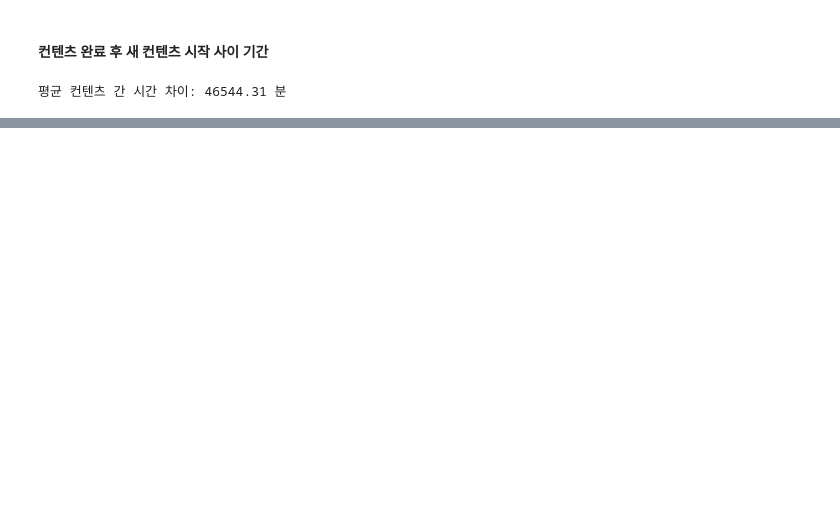
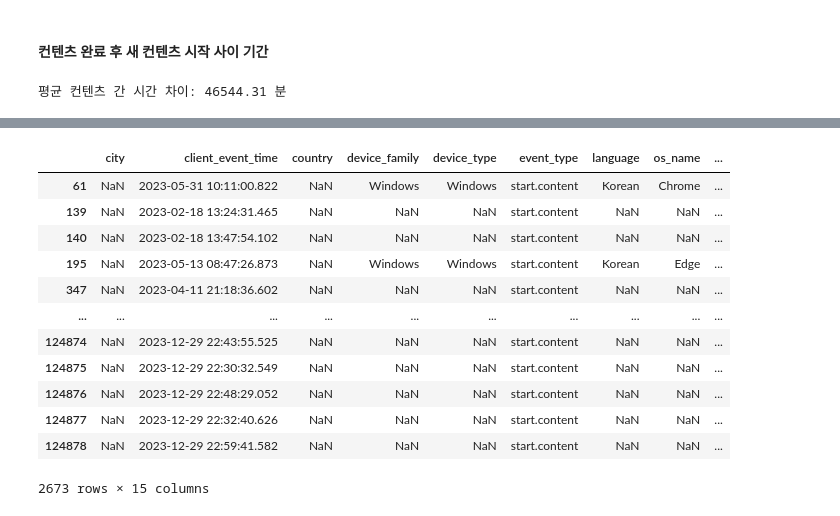
Before and after one commit to saeraniren/intermediate_project, a Jupyter notebook: yoochang_main.ipynb, the cells around one changed output, grey strips where cells are left out. Drawn from its saved outputs; the diff is of its cells as text; code cells hidden in the pictures; blank space fills up the shorter version.

```diff
--- a/yoochang_main.ipynb
+++ b/yoochang_main.ipynb
@@ -2116,0 +2583,19 @@ print(f"평균 컨텐츠 간 시간 차이: {average_time / 60:.2f} 분")
+# %%
+# city와 country가 모두 null인 행 찾기
+null_rows = start_content_2022_2023[start_content_2022_2023['city'].isnull() & start_content_2022_2023['country'].isnull()]
+
+null_rows
+# %% [output]
+|  | city | client_event_time | country | device_family | device_type | event_type | language | os_name | ... |
+| 61 | NaN | 2023-05-31 10:11:00.822 | NaN | Windows | Windows | start.content | Korean | Chrome | ... |
+| 139 | NaN | 2023-02-18 13:24:31.465 | NaN | NaN | NaN | start.content | NaN | NaN | ... |
+| 140 | NaN | 2023-02-18 13:47:54.102 | NaN | NaN | NaN | start.content | NaN | NaN | ... |
+| 195 | NaN | 2023-05-13 08:47:26.873 | NaN | Windows | Windows | start.content | Korean | Edge | ... |
+| 347 | NaN | 2023-04-11 21:18:36.602 | NaN | NaN | NaN | start.content | NaN | NaN | ... |
+| ... | ... | ... | ... | ... | ... | ... | ... | ... | ... |
+| 124874 | NaN | 2023-12-29 22:43:55.525 | NaN | NaN | NaN | start.content | NaN | NaN | ... |
+| 124875 | NaN | 2023-12-29 22:30:32.549 | NaN | NaN | NaN | start.content | NaN | NaN | ... |
+| 124876 | NaN | 2023-12-29 22:48:29.052 | NaN | NaN | NaN | start.content | NaN | NaN | ... |
+| 124877 | NaN | 2023-12-29 22:32:40.626 | NaN | NaN | NaN | start.content | NaN | NaN | ... |
+| 124878 | NaN | 2023-12-29 22:59:41.582 | NaN | NaN | NaN | start.content | NaN | NaN | ... |
+2673 rows × 15 columns
```
Also changed, not shown: parts of 87 cells of this notebook.
